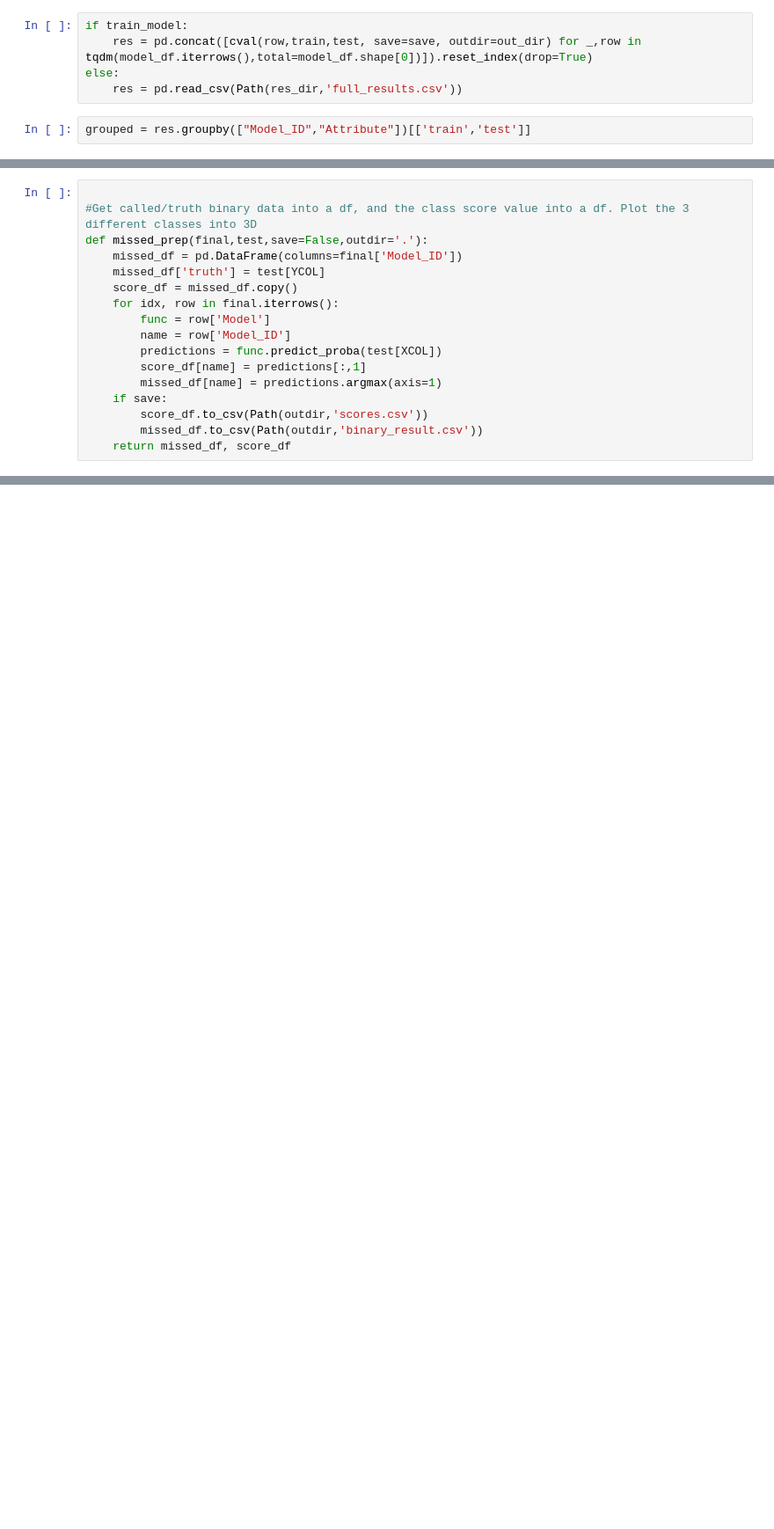
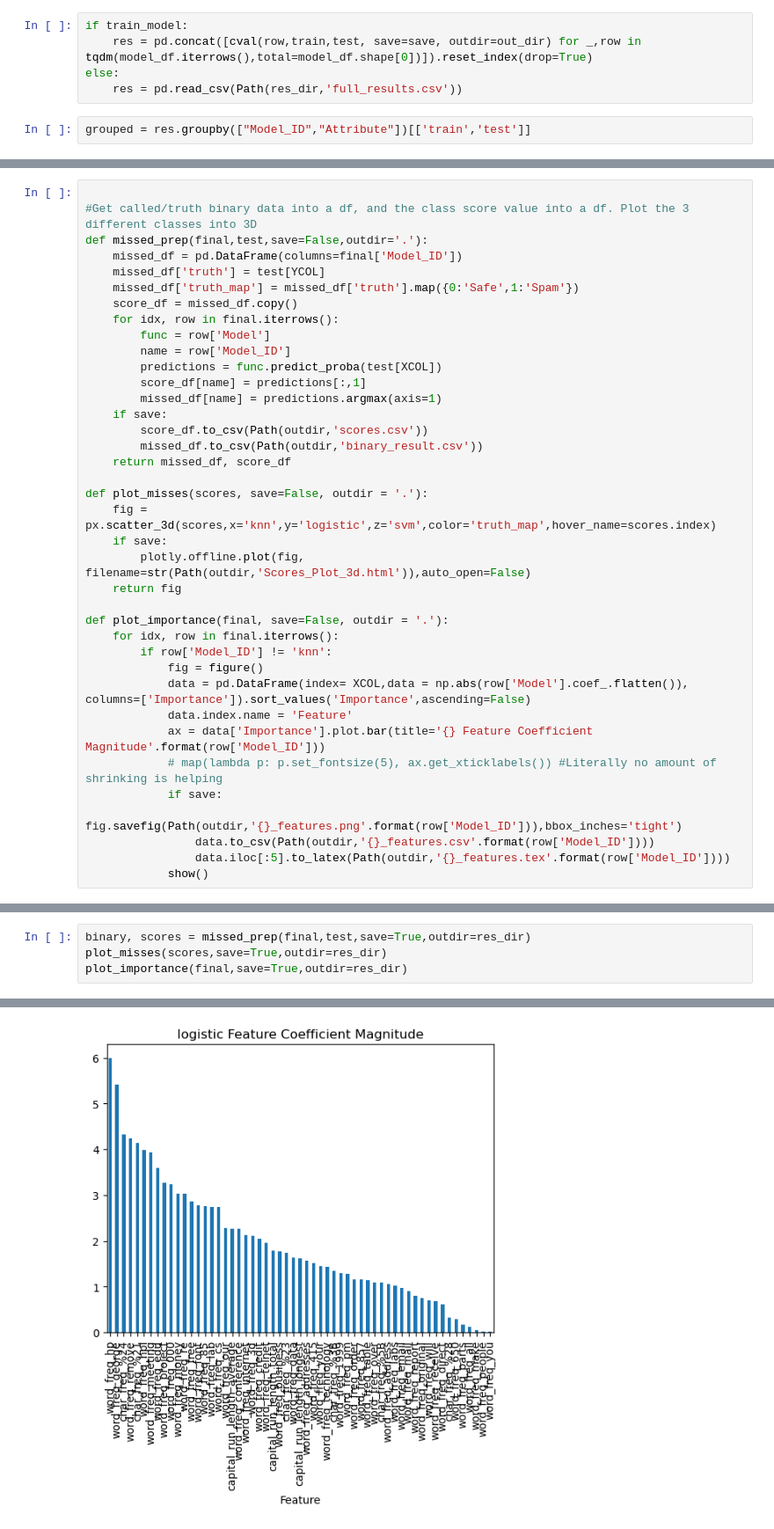
Before and after one commit to Tylman-M/Machine_Learning, a Jupyter notebook: Hw2/main_hwk2.ipynb, the cells around one changed output, grey strips where cells are left out. Shown at 88% size. Drawn from its saved outputs; the diff is of its cells as text; blank space fills up the shorter version.

```diff
--- a/Hw2/main_hwk2.ipynb
+++ b/Hw2/main_hwk2.ipynb
@@ -197,6 +206,7 @@ final
 def missed_prep(final,test,save=False,outdir='.'):
     missed_df = pd.DataFrame(columns=final['Model_ID'])
     missed_df['truth'] = test[YCOL]
+    missed_df['truth_map'] = missed_df['truth'].map({0:'Safe',1:'Spam'})
     score_df = missed_df.copy()
     for idx, row in final.iterrows():
         func = row['Model']
@@ -208,3 +218,23 @@ def missed_prep(final,test,save=False,outdir='.'):
         score_df.to_csv(Path(outdir,'scores.csv'))
         missed_df.to_csv(Path(outdir,'binary_result.csv'))
     return missed_df, score_df
+
+def plot_misses(scores, save=False, outdir = '.'):
+    fig = px.scatter_3d(scores,x='knn',y='logistic',z='svm',color='truth_map',hover_name=scores.index)
+    if save:
+        plotly.offline.plot(fig, filename=str(Path(outdir,'Scores_Plot_3d.html')),auto_open=False)
+    return fig
+
+def plot_importance(final, save=False, outdir = '.'):
+    for idx, row in final.iterrows():
+        if row['Model_ID'] != 'knn':
+            fig = figure()
+            data = pd.DataFrame(index= XCOL,data = np.abs(row['Model'].coef_.flatten()), columns=['Importance']).sort_values('Importance',ascending=False)
+            data.index.name = 'Feature'
+            ax = data['Importance'].plot.bar(title='{} Feature Coefficient Magnitude'.format(row['Model_ID']))
+            # map(lambda p: p.set_fontsize(5), ax.get_xticklabels()) #Literally no amount of shrinking is helping
+            if save:
+                fig.savefig(Path(outdir,'{}_features.png'.format(row['Model_ID'])),bbox_inches='tight')
+                data.to_csv(Path(outdir,'{}_features.csv'.format(row['Model_ID'])))
+                data.iloc[:5].to_latex(Path(outdir,'{}_features.tex'.format(row['Model_ID'])))
+            show()
@@ -225,0 +241,5 @@ array([0, 0, 1, ..., 1, 1, 1])
+# %%
+binary, scores = missed_prep(final,test,save=True,outdir=res_dir)
+plot_misses(scores,save=True,outdir=res_dir)
+plot_importance(final,save=True,outdir=res_dir)
+# %% [output]
@@ -225,0 +247 @@ array([0, 0, 1, ..., 1, 1, 1])
+[figure, added]
```
Also changed, not shown: parts of 16 cells of this notebook, 47 other files.
